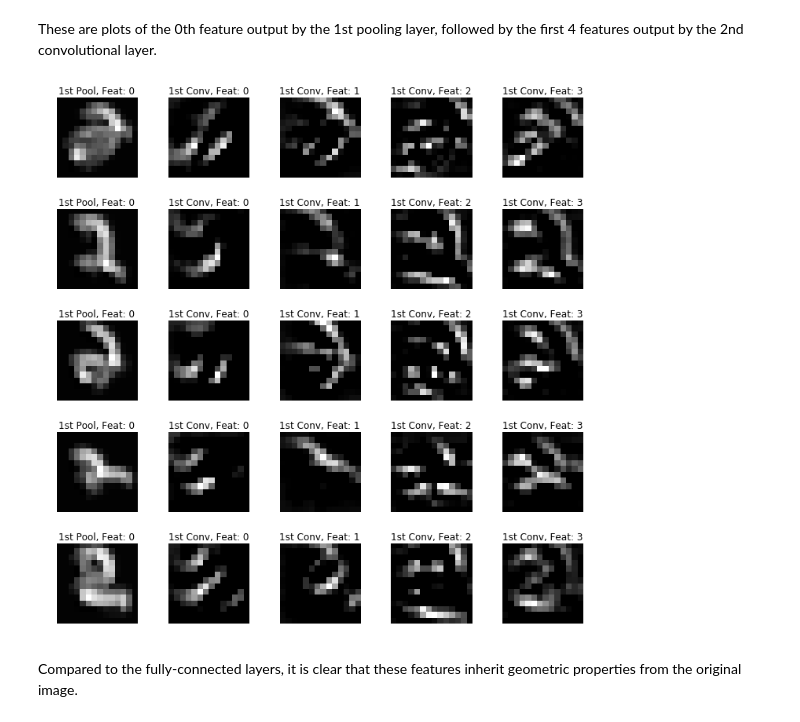
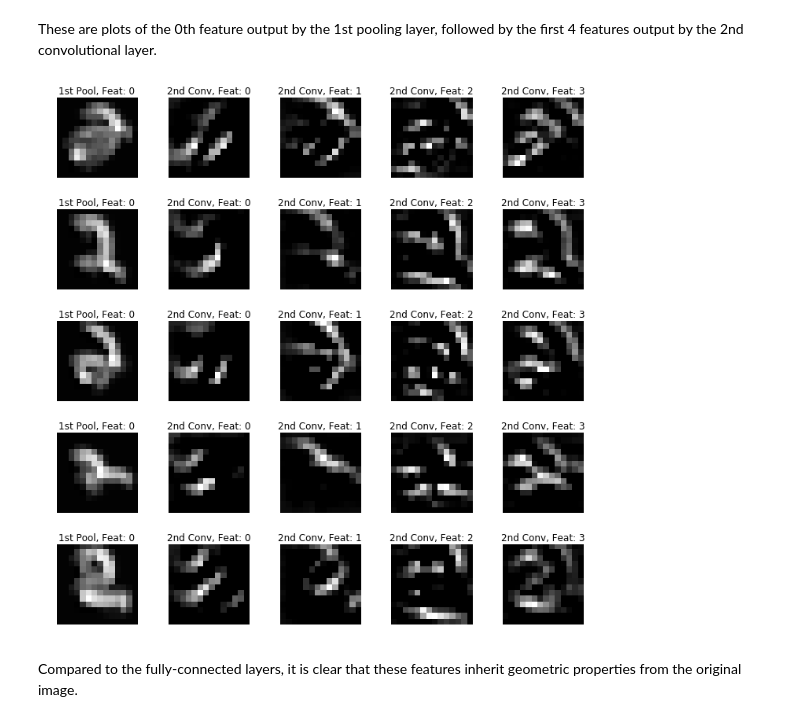
Before and after one commit to richcorrado/MNIST-digits, a Jupyter notebook: MNIST_Digits_TensorFlow.ipynb, the cells around one changed output. Drawn from its saved outputs; the diff is of its cells as text; code cells hidden in the pictures.

```diff
--- a/MNIST_Digits_TensorFlow.ipynb
+++ b/MNIST_Digits_TensorFlow.ipynb
@@ -1686,38 +1701,38 @@ for i, ax in enumerate(axs.reshape(-1)):
         pixel_mat_in = h_pool1_train_twos[i/5,:,:,0]
         ax.imshow(pixel_mat_in, cmap=plt.cm.gray,
                   origin='upper', interpolation='nearest')
         ax.set_title("1st Pool, Feat: 0")
         ax.axis('off')
     if (i in feat0_set):   # next are the 1st conv layer features
         pixel_mat_h2_f0 = h2_train_twos[(i-1)/5,:,:,0]
         ax.imshow(pixel_mat_h2_f0, cmap=plt.cm.gray,
                   origin='upper', interpolation='nearest')
-        ax.set_title("1st Conv, Feat: 0")
+        ax.set_title("2nd Conv, Feat: 0")
         ax.axis('off')
     if (i in feat1_set):   # next are the 1st conv layer features
         pixel_mat_h2_f1 = h2_train_twos[(i-1)/5,:,:,1]
         ax.imshow(pixel_mat_h2_f1, cmap=plt.cm.gray,
                   origin='upper', interpolation='nearest')
-        ax.set_title("1st Conv, Feat: 1")
+        ax.set_title("2nd Conv, Feat: 1")
         ax.axis('off')
     if (i in feat2_set):   # next are the 1st conv layer features
         pixel_mat_h2_f2 = h2_train_twos[(i-1)/5,:,:,2]
         ax.imshow(pixel_mat_h2_f2, cmap=plt.cm.gray,
                   origin='upper', interpolation='nearest')
-        ax.set_title("1st Conv, Feat: 2")
+        ax.set_title("2nd Conv, Feat: 2")
         ax.axis('off')
     if (i in feat3_set):   # next are the 1st conv layer features
         pixel_mat_h2_f3 = h2_train_twos[(i-1)/5,:,:,3]
         ax.imshow(pixel_mat_h2_f3, cmap=plt.cm.gray,
                   origin='upper', interpolation='nearest')
-        ax.set_title("1st Conv, Feat: 3")
+        ax.set_title("2nd Conv, Feat: 3")
         ax.axis('off')
 # tight_layout gives more spacing between subplots
 plt.tight_layout()
 # Tell matplotlib to draw all of the previously generated objects
 plt.show()
 # %% [output]
-[figure, old version]
+[figure, new version]
 # %% [markdown]
 Compared to the fully-connected layers, it is clear that these features inherit geometric properties from the original image.
 # %%
```
Also changed, not shown: parts of 10 cells of this notebook, 2 other files.
